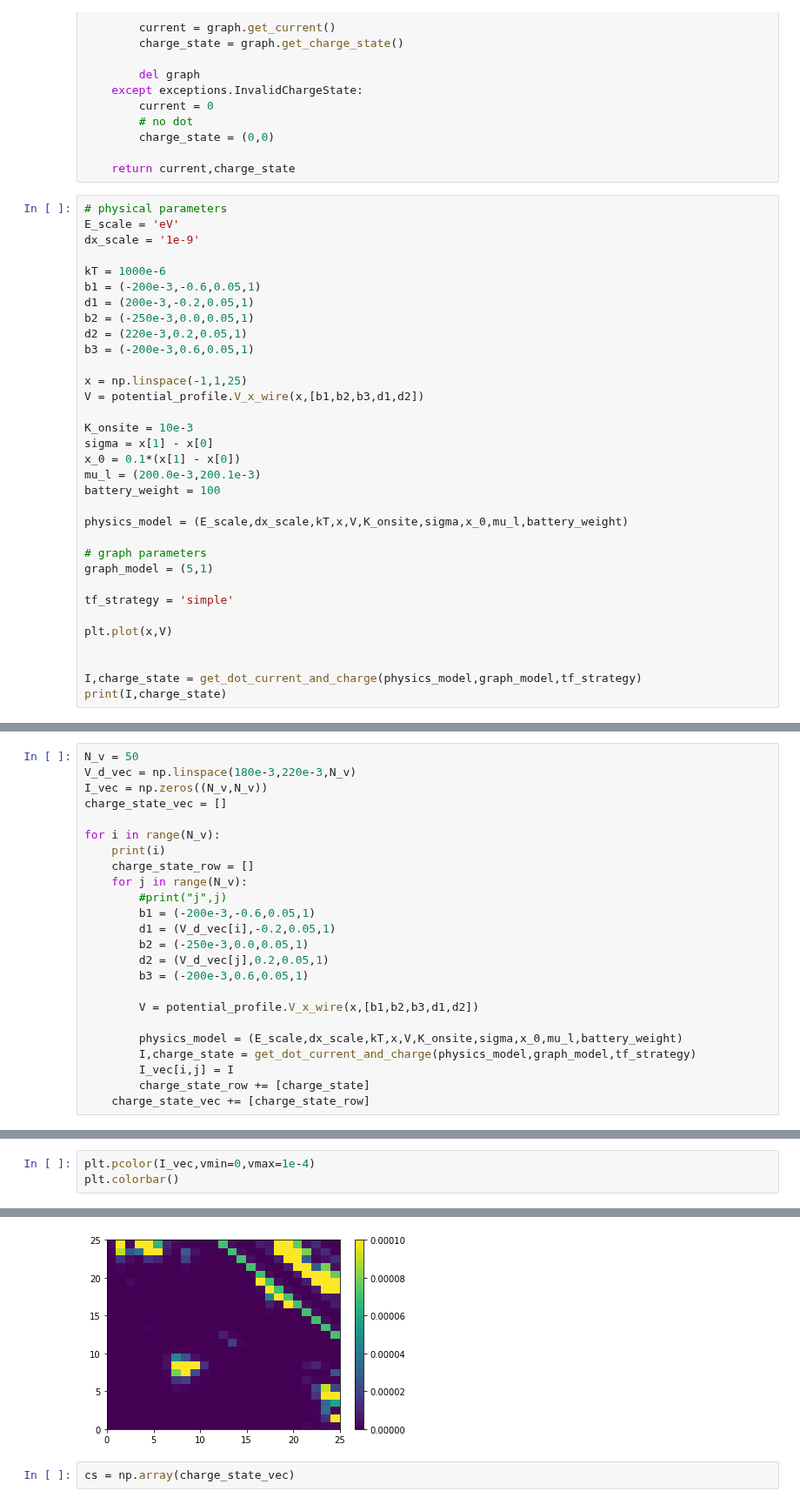
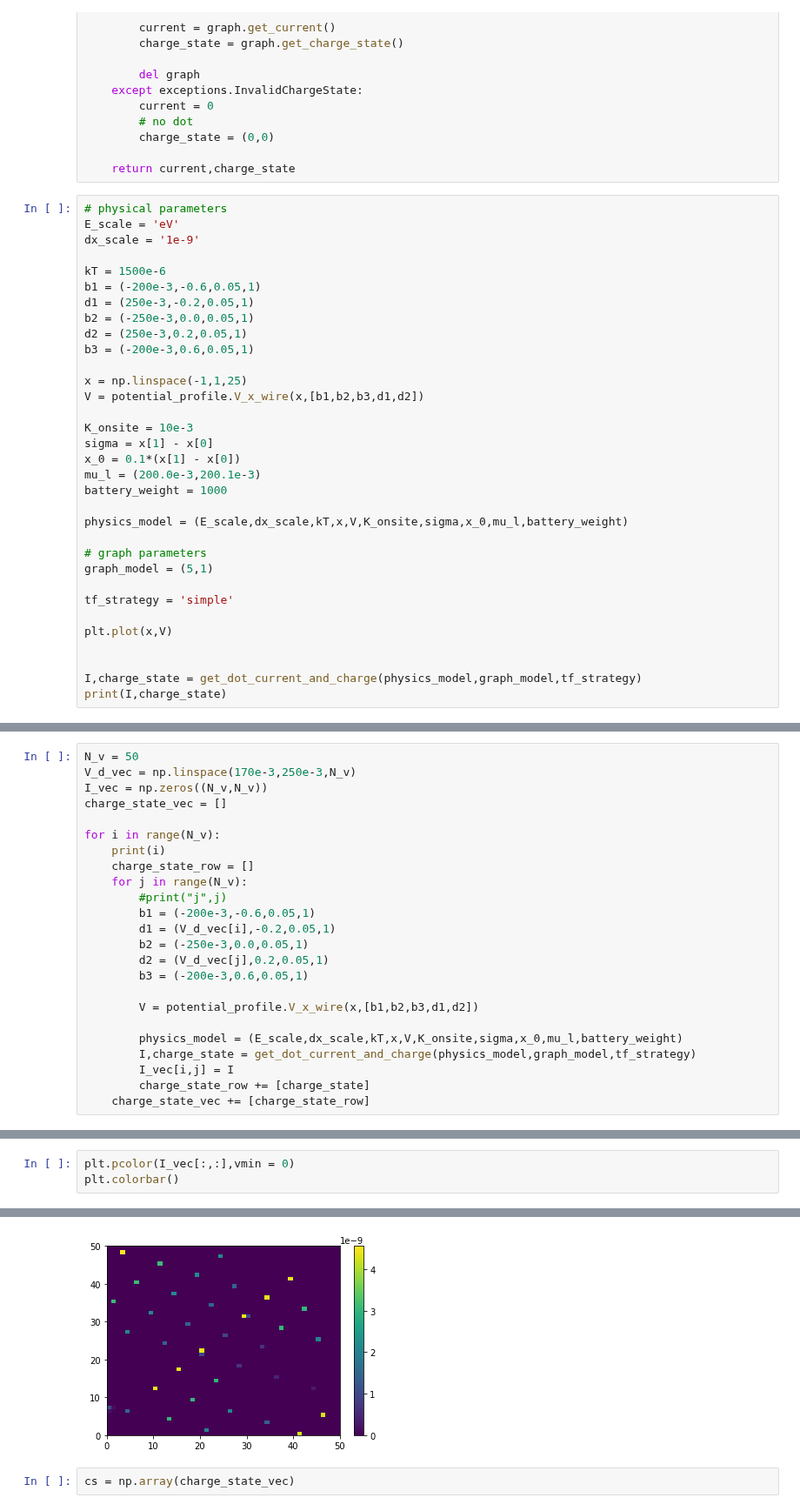
Before and after one commit to Quantumgame/quantum-ml, a Jupyter notebook: test_notebooks/double_dot.ipynb, the cells around one changed output, grey strips where cells are left out. Shown at 87% size. Cells and saved outputs as stored; diff of their text form.

```diff
--- a/test_notebooks/double_dot.ipynb
+++ b/test_notebooks/double_dot.ipynb
@@ -40,11 +40,11 @@ def get_dot_current_and_charge(physics_model,graph_model,tf_strategy):
 E_scale = 'eV'
 dx_scale = '1e-9'
 
-kT = 1000e-6
+kT = 1500e-6
 b1 = (-200e-3,-0.6,0.05,1)
-d1 = (200e-3,-0.2,0.05,1)
+d1 = (250e-3,-0.2,0.05,1)
 b2 = (-250e-3,0.0,0.05,1)
-d2 = (220e-3,0.2,0.05,1)
+d2 = (250e-3,0.2,0.05,1)
 b3 = (-200e-3,0.6,0.05,1)
 
 x = np.linspace(-1,1,25)
@@ -54,7 +54,7 @@ K_onsite = 10e-3
 sigma = x[1] - x[0]
 x_0 = 0.1*(x[1] - x[0])
 mu_l = (200.0e-3,200.1e-3)
-battery_weight = 100
+battery_weight = 1000
 
 physics_model = (E_scale,dx_scale,kT,x,V,K_onsite,sigma,x_0,mu_l,battery_weight)
 
@@ -74,6 +74,6 @@ print(I,charge_state)
 # %%
 N_v = 50
-V_d_vec = np.linspace(180e-3,220e-3,N_v)
+V_d_vec = np.linspace(170e-3,250e-3,N_v)
 I_vec = np.zeros((N_v,N_v))
 charge_state_vec = []
 
@@ -100,9 +116,9 @@ for i in range(N_v):
 # %%
-plt.pcolor(I_vec,vmin=0,vmax=1e-4)
+plt.pcolor(I_vec[:,:],vmin = 0)
 plt.colorbar()
 # %% [output]
 <matplotlib.colorbar.Colorbar at 0x...>
-[figure, old version]
+[figure, new version]
 # %%
 cs = np.array(charge_state_vec)
 # %%
```
Also changed, not shown: parts of 10 cells of this notebook, 4 other files.
